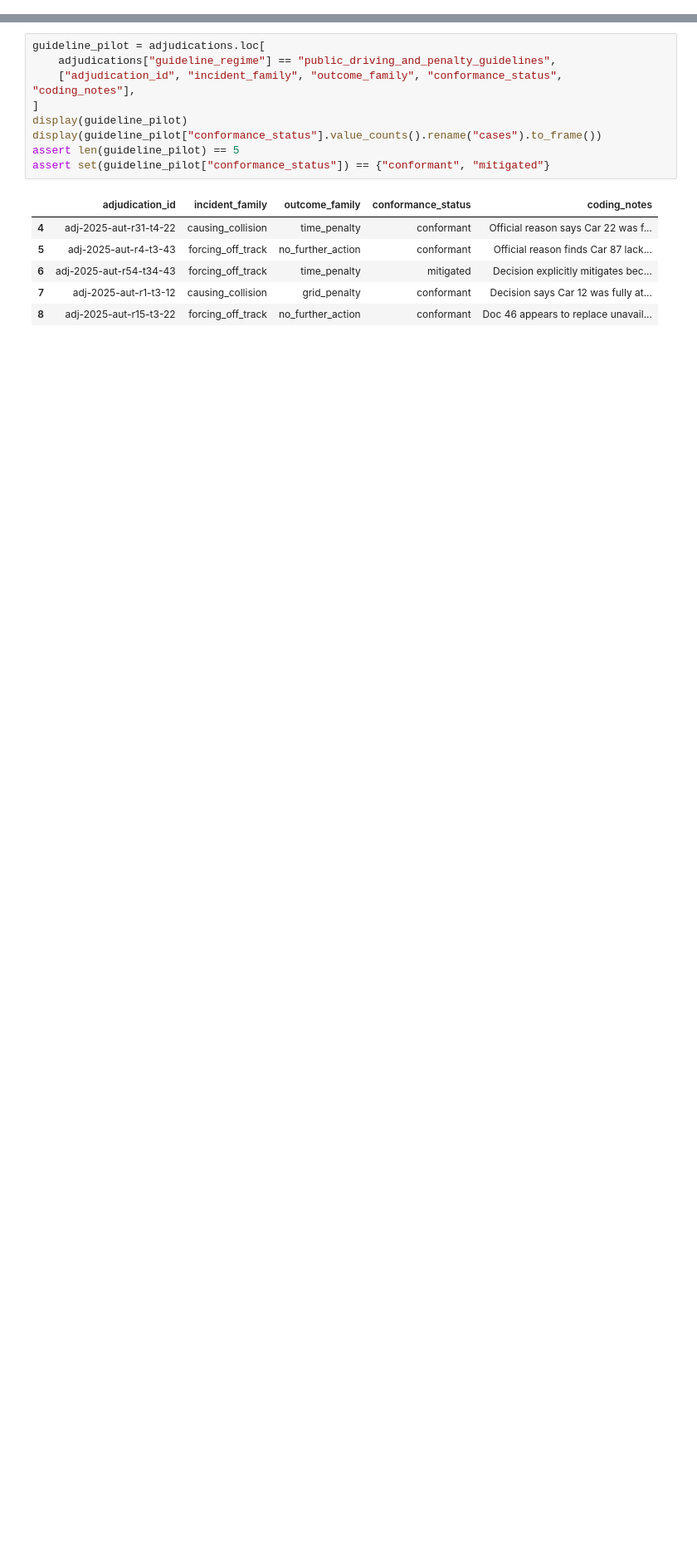
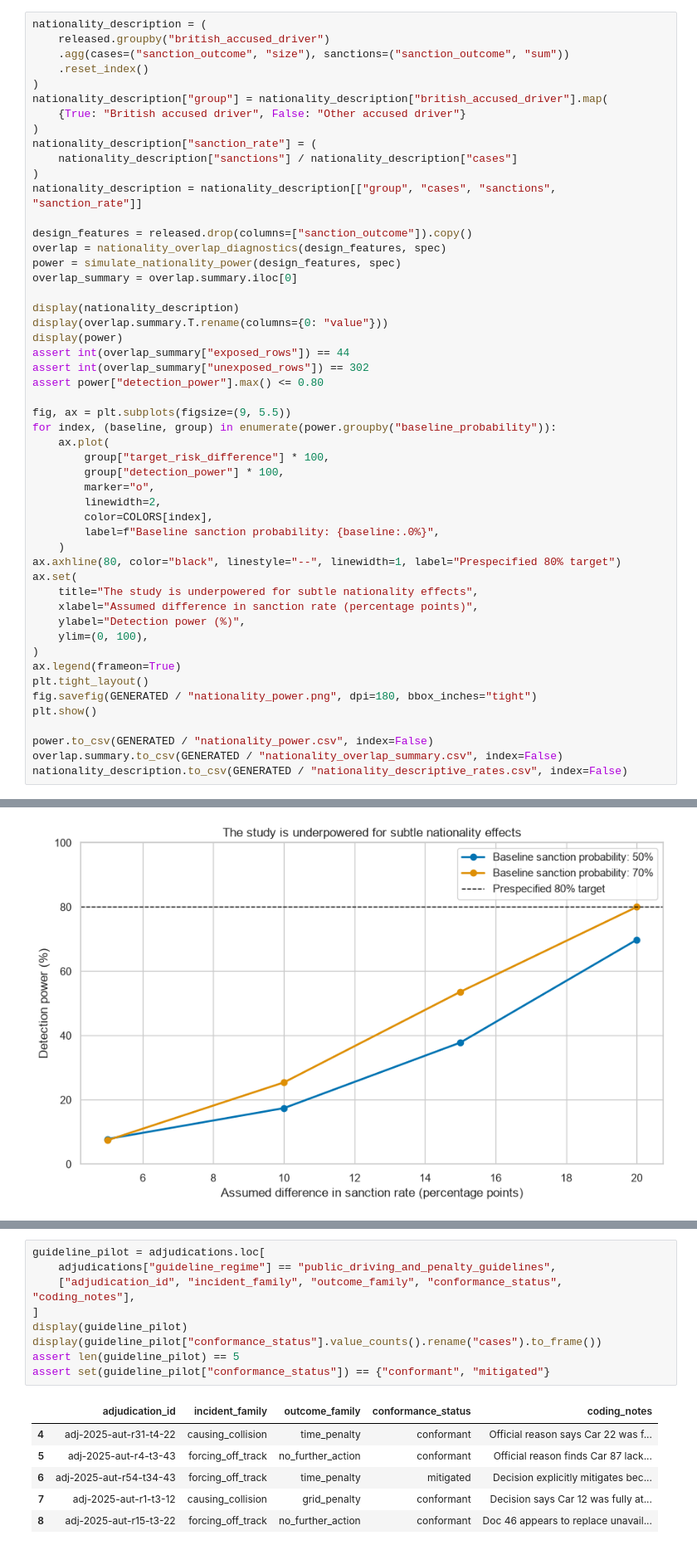
Before and after one commit to brianbzeng/f1-stewarding-analysis, a Jupyter notebook: notebooks/06_final_oversight_report.ipynb, the cells around one changed output, grey strips where cells are left out. Shown at 83% size. Cells and saved outputs as stored; diff of their text form; blank space fills up the shorter version.

```diff
--- a/notebooks/06_final_oversight_report.ipynb
+++ b/notebooks/06_final_oversight_report.ipynb
@@ -457,0 +425,52 @@ harm does not by itself prove fault, and a penalty for conduct is not automatic
+# %%
+nationality_description = (
+    released.groupby("british_accused_driver")
+    .agg(cases=("sanction_outcome", "size"), sanctions=("sanction_outcome", "sum"))
+    .reset_index()
+)
+nationality_description["group"] = nationality_description["british_accused_driver"].map(
+    {True: "British accused driver", False: "Other accused driver"}
+)
+nationality_description["sanction_rate"] = (
+    nationality_description["sanctions"] / nationality_description["cases"]
+)
+nationality_description = nationality_description[["group", "cases", "sanctions", "sanction_rate"]]
+
+design_features = released.drop(columns=["sanction_outcome"]).copy()
+overlap = nationality_overlap_diagnostics(design_features, spec)
+power = simulate_nationality_power(design_features, spec)
+overlap_summary = overlap.summary.iloc[0]
+
+display(nationality_description)
+display(overlap.summary.T.rename(columns={0: "value"}))
+display(power)
+assert int(overlap_summary["exposed_rows"]) == 44
+assert int(overlap_summary["unexposed_rows"]) == 302
+assert power["detection_power"].max() <= 0.80
+
+fig, ax = plt.subplots(figsize=(9, 5.5))
+for index, (baseline, group) in enumerate(power.groupby("baseline_probability")):
+    ax.plot(
+        group["target_risk_difference"] * 100,
+        group["detection_power"] * 100,
+        marker="o",
+        linewidth=2,
+        color=COLORS[index],
+        label=f"Baseline sanction probability: {baseline:.0%}",
+    )
+ax.axhline(80, color="black", linestyle="--", linewidth=1, label="Prespecified 80% target")
+ax.set(
+    title="The study is underpowered for subtle nationality effects",
+    xlabel="Assumed difference in sanction rate (percentage points)",
+    ylabel="Detection power (%)",
+    ylim=(0, 100),
+)
+ax.legend(frameon=True)
+plt.tight_layout()
+fig.savefig(GENERATED / "nationality_power.png", dpi=180, bbox_inches="tight")
+plt.show()
+
+power.to_csv(GENERATED / "nationality_power.csv", index=False)
+overlap.summary.to_csv(GENERATED / "nationality_overlap_summary.csv", index=False)
+nationality_description.to_csv(GENERATED / "nationality_descriptive_rates.csv", index=False)
+# %% [output]
@@ -457,0 +507 @@ harm does not by itself prove fault, and a penalty for conduct is not automatic
+[figure, added]
```
Also changed, not shown: parts of 39 cells of this notebook, 39 other files.
